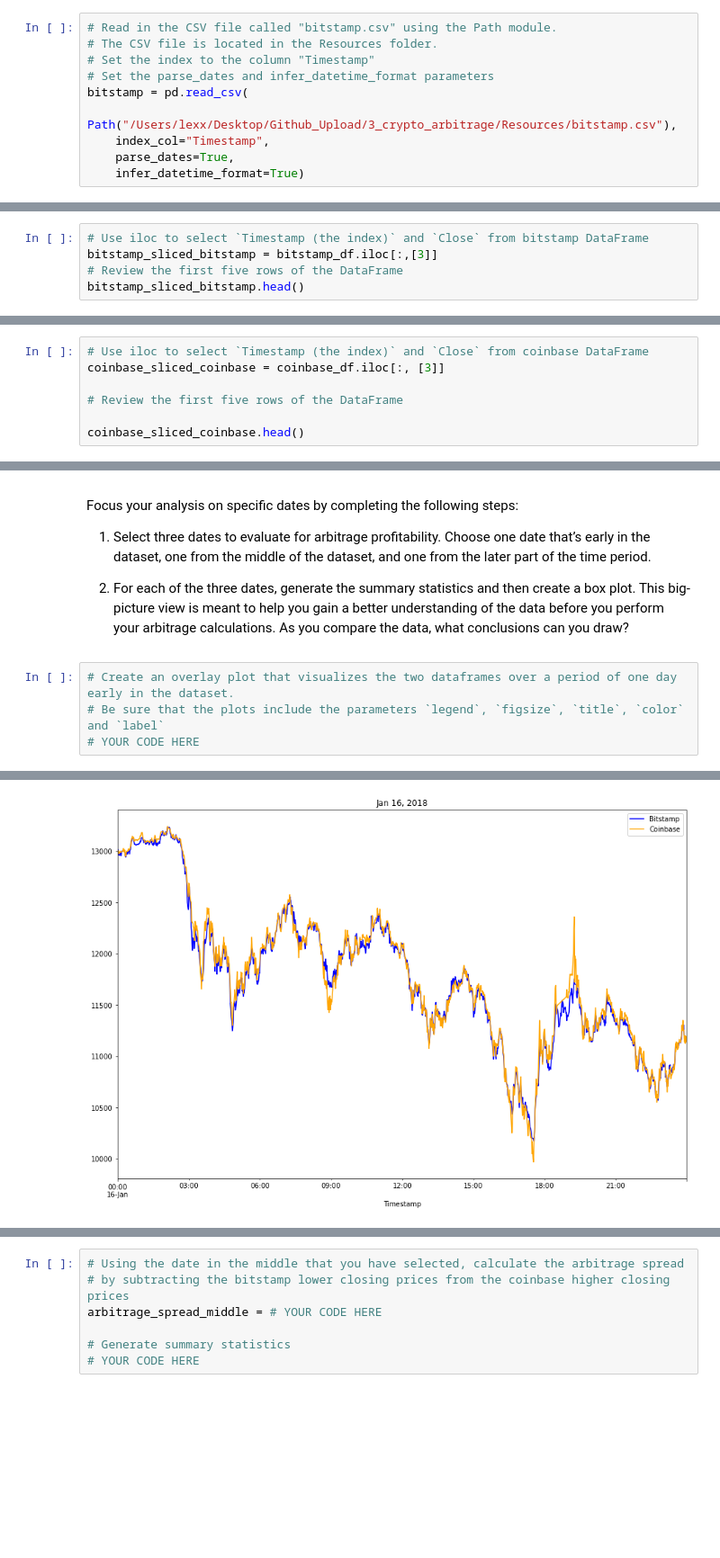
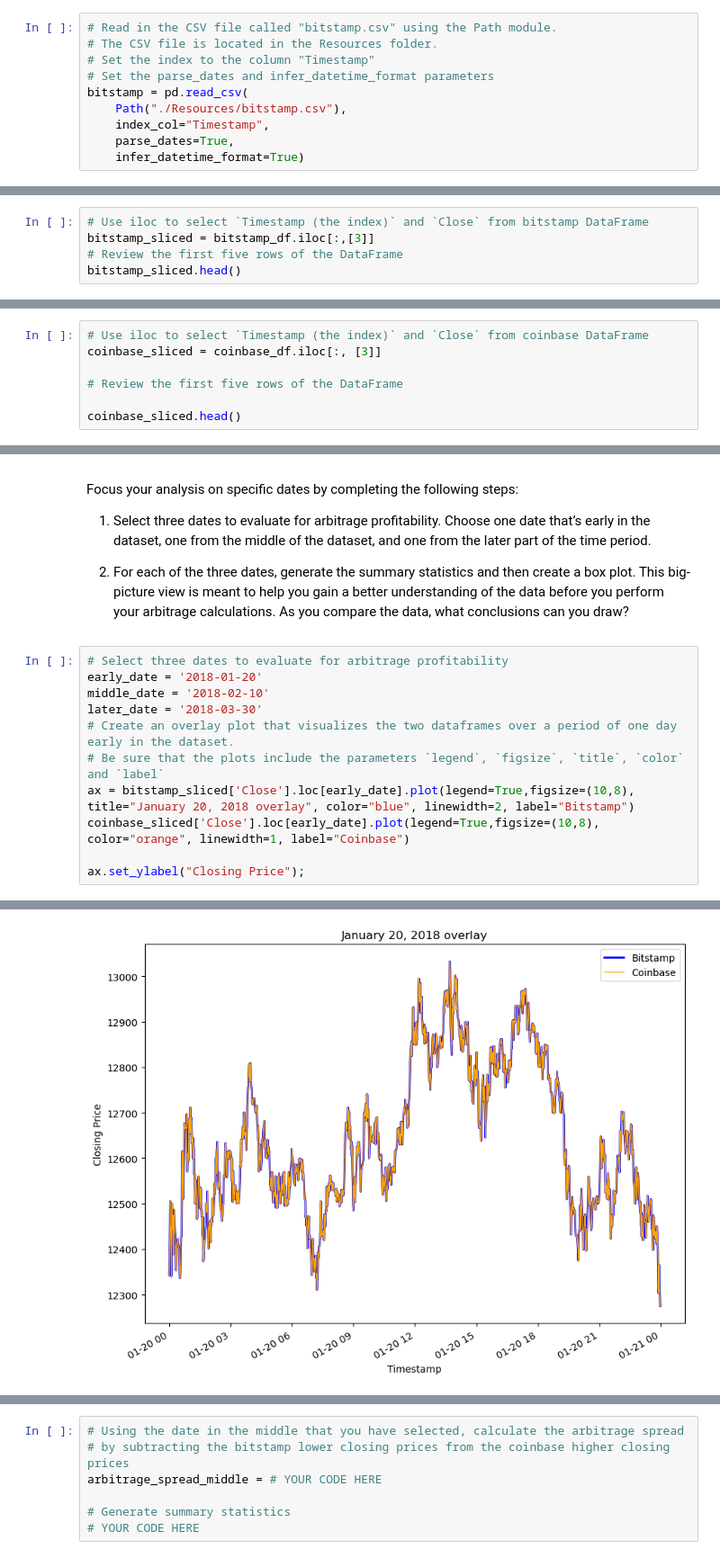
Before and after one commit to Xipilscode/Crypto_arbitrage_analysis-Pandas-, a Jupyter notebook: crypto_arbitrage.ipynb, the cells around one changed output, grey strips where cells are left out. Shown: that part at 90% size. Cells and saved outputs as stored; diff of their text form; blank space fills up the shorter version.

```diff
--- a/crypto_arbitrage.ipynb
+++ b/crypto_arbitrage.ipynb
@@ -38,7 +38,7 @@ Instructions.
 # Set the index to the column "Timestamp"
 # Set the parse_dates and infer_datetime_format parameters
 bitstamp = pd.read_csv(
-    Path("/Users/lexx/Desktop/Github_Upload/3_crypto_arbitrage/Resources/bitstamp.csv"),
+    Path("./Resources/bitstamp.csv"),
     index_col="Timestamp",
     parse_dates=True,
     infer_datetime_format=True)
@@ -227,9 +227,9 @@ Select the data you want to analyze. Use `loc` or `iloc` to select the following
 * Close
 # %%
 # Use iloc to select `Timestamp (the index)` and `Close` from bitstamp DataFrame
-bitstamp_sliced_bitstamp = bitstamp_df.iloc[:,[3]]
+bitstamp_sliced = bitstamp_df.iloc[:,[3]]
 # Review the first five rows of the DataFrame
-bitstamp_sliced_bitstamp.head()
+bitstamp_sliced.head()
 # %% [output]
 |  | Close |
 | Timestamp |  |
@@ -240,11 +240,11 @@ bitstamp_sliced_bitstamp.head()
 | 2018-01-01 00:04:00 | 13620.00 |
 # %%
 # Use iloc to select `Timestamp (the index)` and `Close` from coinbase DataFrame
-coinbase_sliced_coinbase = coinbase_df.iloc[:, [3]]
+coinbase_sliced = coinbase_df.iloc[:, [3]]
 
 # Review the first five rows of the DataFrame
 
-coinbase_sliced_coinbase.head()
+coinbase_sliced.head()
 # %% [output]
 |  | Close |
 | Timestamp |  |
@@ -336,7 +348,14 @@ Focus your analysis on specific dates by completing the following steps:
 
 2. For each of the three dates, generate the summary statistics and then create a box plot. This big-picture view is meant to help you gain a better understanding of the data before you perform your arbitrage calculations. As you compare the data, what conclusions can you draw?
 # %%
+# Select three dates to evaluate for arbitrage profitability
+early_date = '2018-01-20'
+middle_date = '2018-02-10'
+later_date = '2018-03-30'
 # Create an overlay plot that visualizes the two dataframes over a period of one day early in the dataset.
 # Be sure that the plots include the parameters `legend`, `figsize`, `title`, `color` and `label`
-# YOUR CODE HERE
+ax = bitstamp_sliced['Close'].loc[early_date].plot(legend=True,figsize=(10,8), title="January 20, 2018 overlay", color="blue", linewidth=2, label="Bitstamp")
+coinbase_sliced['Close'].loc[early_date].plot(legend=True,figsize=(10,8), color="orange", linewidth=1, label="Coinbase")
+
+ax.set_ylabel("Closing Price");
 # %% [output]
@@ -344,4 +362,4 @@ Focus your analysis on specific dates by completing the following steps:
-[figure, old version]
+[figure, new version]
 # %%
 # Using the early date that you have selected, calculate the arbitrage spread
 # by subtracting the bitstamp lower closing prices from the coinbase higher closing prices
```
Also changed, not shown: parts of 13 cells of this notebook.
